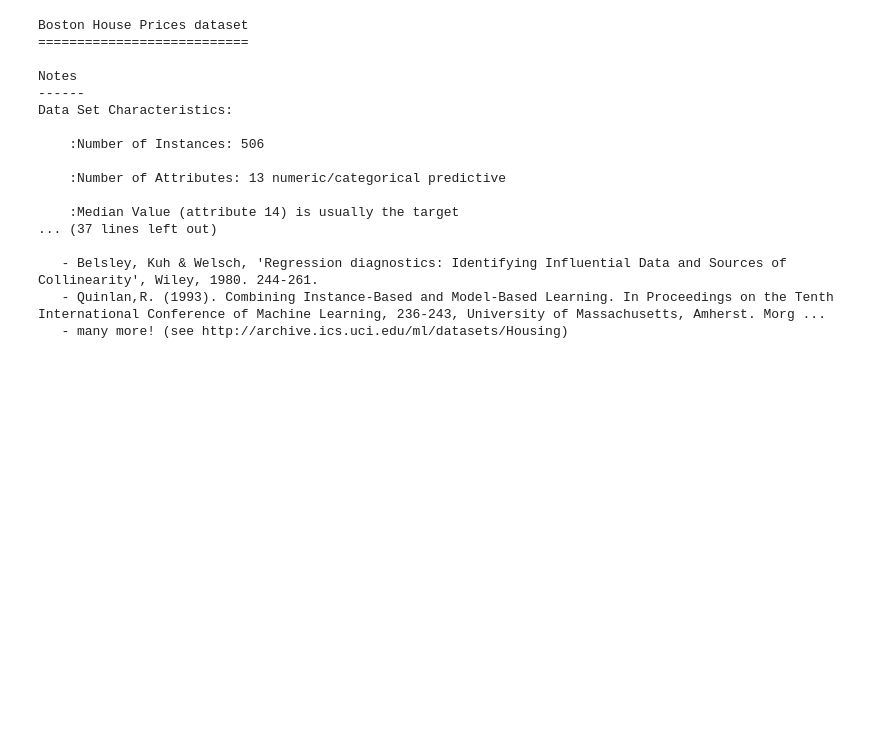
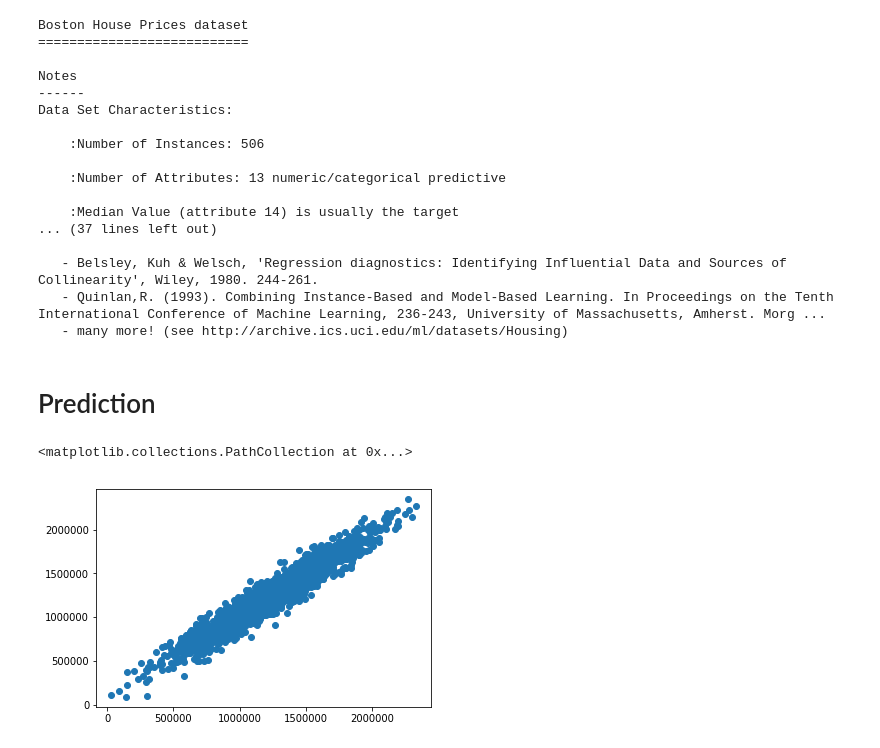
Before and after one commit to wwkb123/Python_And_MachineLearning_practice, a Jupyter notebook: Machine Learning/Linear Regression.ipynb, the cells around one changed output. Cells and saved outputs as stored; diff of their text form; code cells hidden in the pictures; blank space fills up the shorter version.

```diff
--- a/Machine Learning/Linear Regression.ipynb
+++ b/Machine Learning/Linear Regression.ipynb
@@ -179,3 +179,12 @@ Data Set Characteristics:
    - Belsley, Kuh & Welsch, 'Regression diagnostics: Identifying Influential Data and Sources of Collinearity', Wiley, 1980. 244-261.
    - Quinlan,R. (1993). Combining Instance-Based and Model-Based Learning. In Proceedings on the Tenth International Conference of Machine Learning, 236-243, University of Massachusetts, Amherst. Morg ...
    - many more! (see http://archive.ics.uci.edu/ml/datasets/Housing)
+# %% [markdown]
+# Prediction
+# %%
+predictions = lm.predict(X_test)
+# %%
+plt.scatter(y_test,predictions)
+# %% [output]
+<matplotlib.collections.PathCollection at 0x...>
+[figure, added]
```
Also changed, not shown: parts of 1 cell of this notebook.
